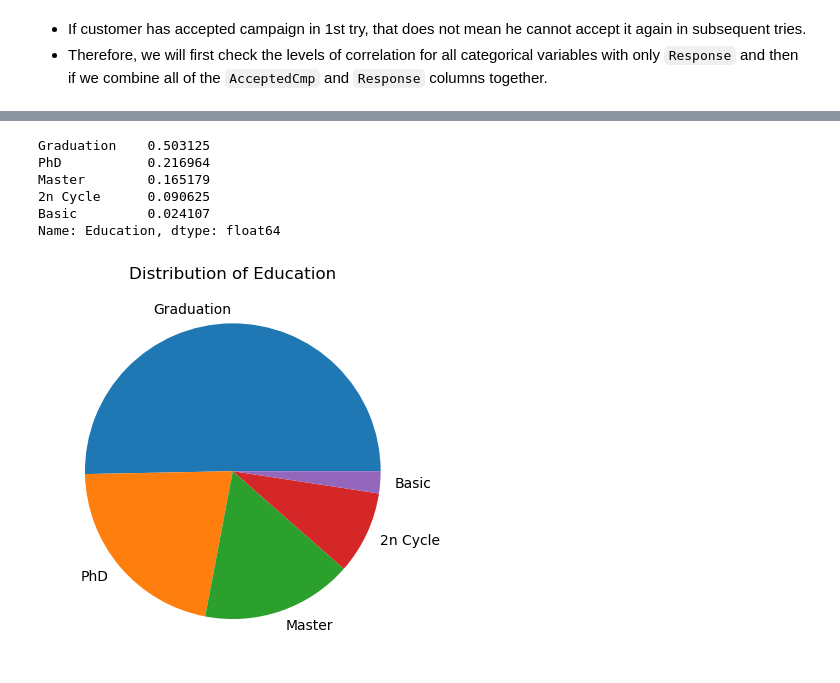
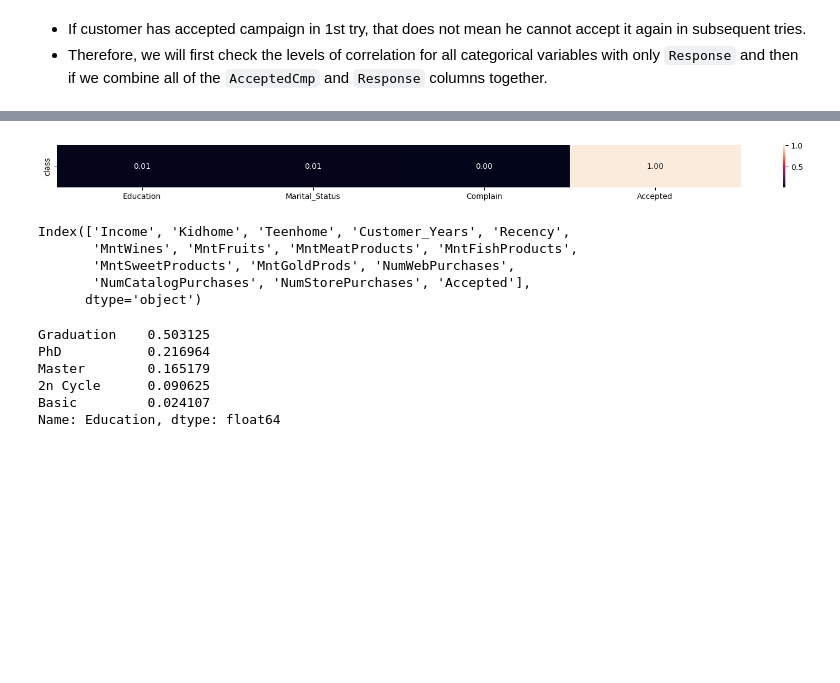
Before and after one commit to Vortexx2/customer-personality, a Jupyter notebook: main.ipynb, the cells around one changed output, grey strips where cells are left out. Saved outputs shown, nothing was run; the diff lists cells and outputs as text; code cells hidden in the pictures; blank space fills up the shorter version.

```diff
--- a/main.ipynb
+++ b/main.ipynb
@@ -269,3 +237,27 @@ dtype: int64
+# %%
+categorical_columns = ['Education', 'Marital_Status', 'Complain', 'Accepted']
+
+theilu = pd.DataFrame(index=['class'], columns=categorical_columns)
+
+for j in range(0, len(categorical_columns)):
+  u = theil_u(data['Accepted'].tolist(), data[categorical_columns[j]].tolist())
+  theilu.loc[:, categorical_columns[j]] = u
+
+theilu.fillna(value=np.nan, inplace=True)
+plt.figure(figsize=(20, 1))
+sns.heatmap(theilu, annot=True, fmt='.2f')
+plt.show()
+# %% [output]
+[figure, added]
+# %%
+data = data.drop(columns=categorical_columns[:-1])
+data.columns
+# %% [output]
+Index(['Income', 'Kidhome', 'Teenhome', 'Customer_Years', 'Recency',
+       'MntWines', 'MntFruits', 'MntMeatProducts', 'MntFishProducts',
+       'MntSweetProducts', 'MntGoldProds', 'NumWebPurchases',
+       'NumCatalogPurchases', 'NumStorePurchases', 'Accepted'],
+      dtype='object')
 # %%
 # gets distribution of education in the dataset
 educations = data['Education'].value_counts(normalize=True)
@@ -289,6 +281,4 @@ def plot_series_pie(series: pd.Series, plot_title=None):
 
   plt.pie(series, labels=keys)
 
-plot_series_pie(educations, 'Distribution of Education')
+# plot_series_pie(educations, 'Distribution of Education')
-# %% [output]
-[figure, removed]
```
Also changed, not shown: parts of 24 cells of this notebook, 1 other file.
